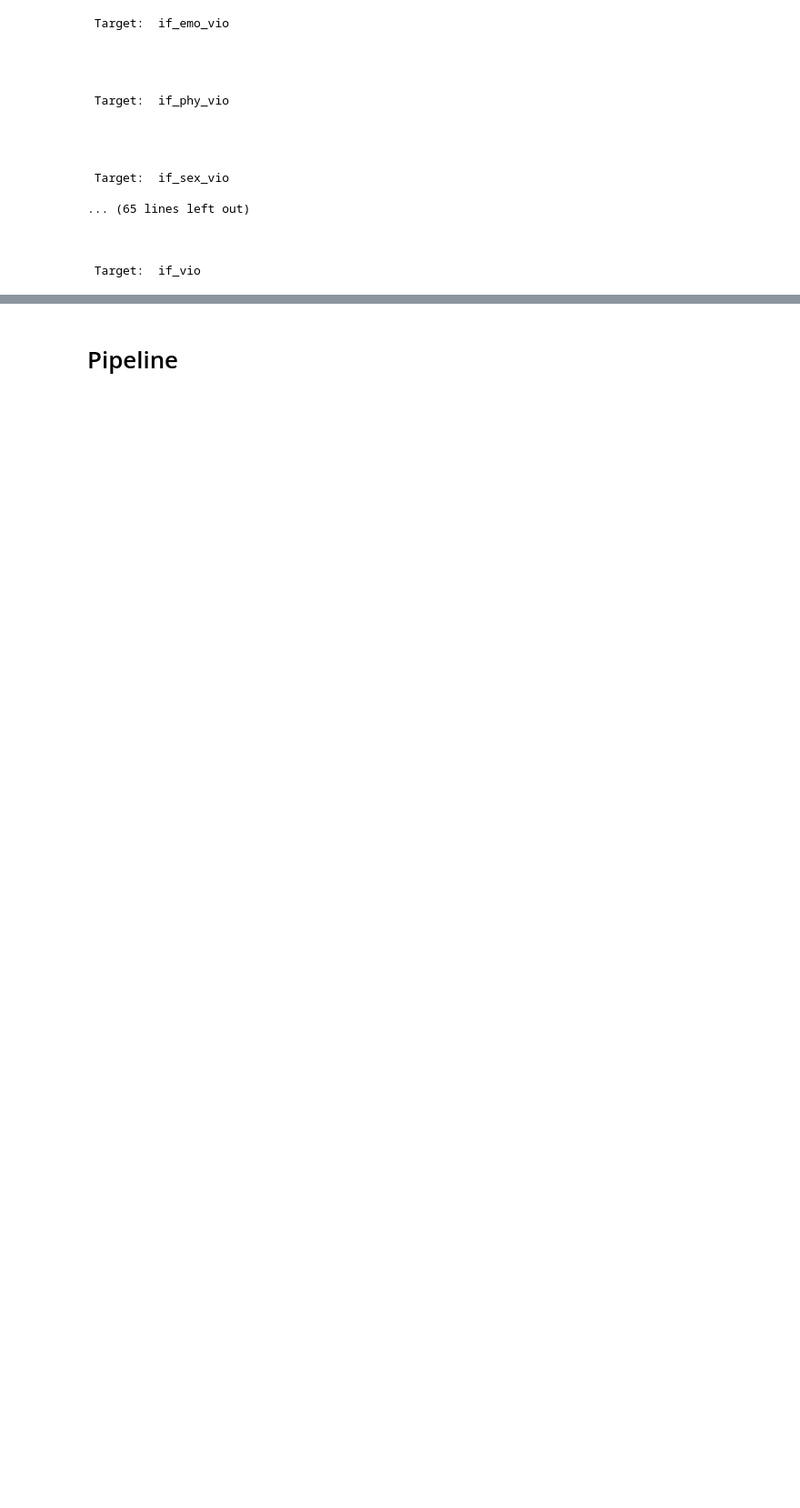
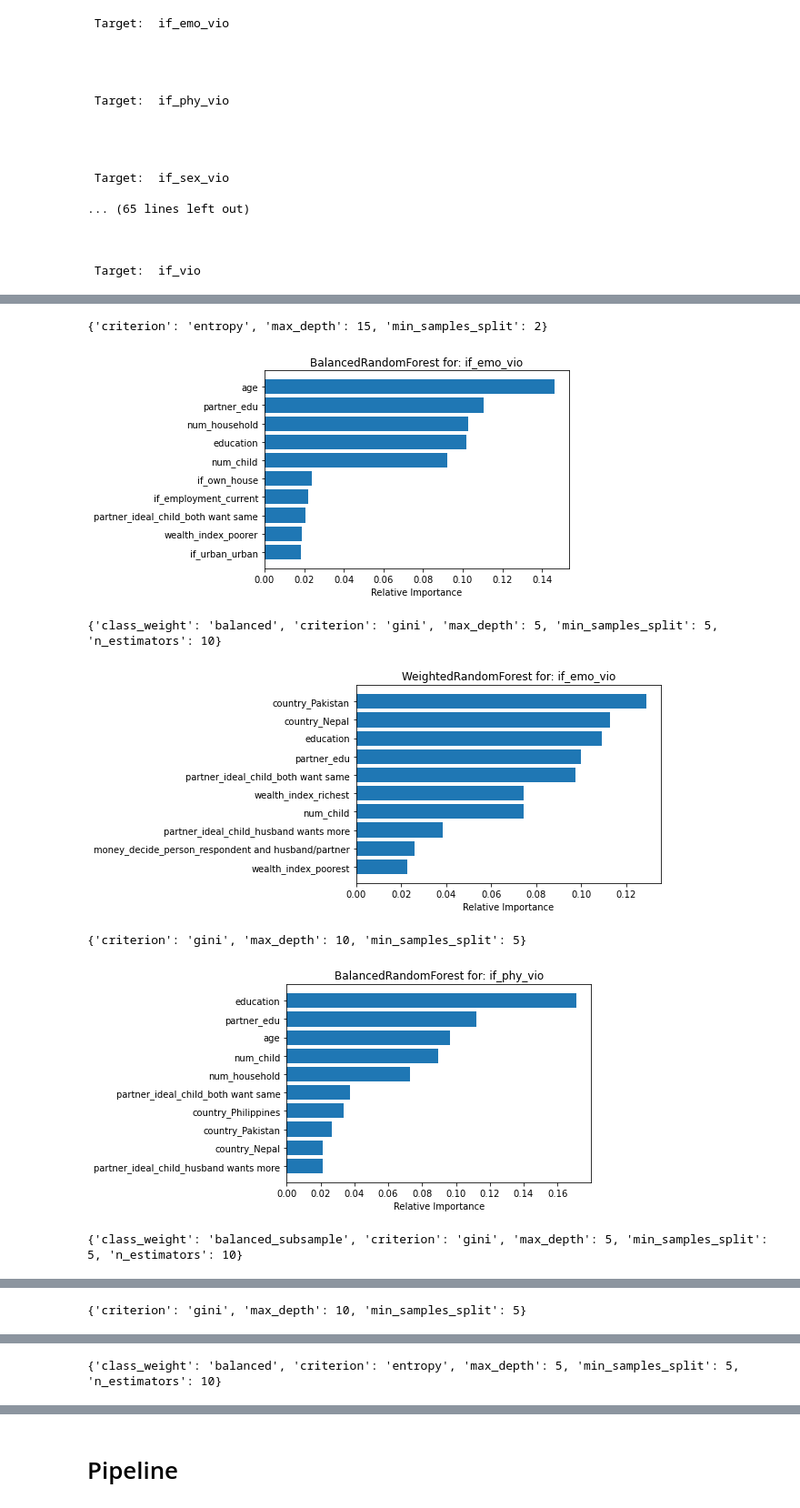
Before and after one commit to keiraou/ML-final-project, a Jupyter notebook: Tree_ensembles_analysis.ipynb, the cells around one changed output, grey strips where cells are left out. Shown: that part at 91% size. Saved outputs shown, nothing was run; the diff lists cells and outputs as text; code cells hidden in the pictures; blank space fills up the shorter version.

Commit message:
plot feature importance for merged data

```diff
--- a/Tree_ensembles_analysis.ipynb
+++ b/Tree_ensembles_analysis.ipynb
@@ -186,0 +195,3 @@ five_country_df.to_csv("result_model_trees_5combined.csv")
+# %%
+model_result_merged = pd.read_csv("model_result/result_model_trees_5combined.csv")
+model_result_merged.head()
@@ -186,0 +208,5 @@ five_country_df.to_csv("result_model_trees_5combined.csv")
+# %%
+idx = model_result_merged.groupby(['target', 'model'])['f1'].idxmax()
+# model_result_merged.loc[idx, ['target','model', 'params', 'f1']]
+best_models = model_result_merged.loc[idx,:]
+best_models
@@ -186,0 +231,4 @@ five_country_df.to_csv("result_model_trees_5combined.csv")
+# %%
+add_lst = ['f1_test','accuracy_test','precision_test','recall_test','roc_auc_test','model_object']
+for col in add_lst:
+    best_models[col] = None
@@ -186,0 +242,37 @@ five_country_df.to_csv("result_model_trees_5combined.csv")
+# %%
+MODEL_DICT = {
+    'BalancedRandomForest': BalancedRandomForestClassifier(),
+    'WeightedRandomForest': RandomForestClassifier(),
+    'DecisionTree': DecisionTreeClassifier(),
+    'RandomForest': RandomForestClassifier()
+}
+# %%
+for i, row in best_models.iterrows():
+    if row['f1'] > 0.3:
+        target_col = row['target']
+        model_name = row['model']
+        params = ast.literal_eval(row['params'])
+        print (params)
+        model = MODEL_DICT[model_name]
+        model.set_params(**params)
+        features, target = pipeline_tree.preprocess_data(df, FEATURES, target_col, CATGORICAL_FEATURES)
+        X_train, X_test, y_train, y_test = pipeline_tree.split_data(features, target, NUMERIC_FEATURES)
+        model.fit(X_train, y_train)
+        y_pred = model.predict(X_test)
+        pipeline_tree.plot_precision_recall_curve(model, X_test, y_test)
+        best_models.at[i, 'f1_test'] = metrics.f1_score(y_test, y_pred)
+        best_models.at[i, 'accuracy_test'] = metrics.accuracy_score(y_test, y_pred)
+        best_models.at[i, 'precision_test'] = metrics.precision_score(y_test, y_pred)
+        best_models.at[i, 'recall_test'] = metrics.recall_score(y_test, y_pred)
+        best_models.at[i, 'roc_auc_test'] = metrics.roc_auc_score(y_test, y_pred)
+        best_models.at[i, 'model_object'] = model
+        title_str = model_name + ' for: ' + target_col
+        pipeline_tree.plot_importances(model,X_train, n=10, title=title_str)
+# %% [output]
+{'criterion': 'entropy', 'max_depth': 15, 'min_samples_split': 2}
+[figure, added]
+{'class_weight': 'balanced', 'criterion': 'gini', 'max_depth': 5, 'min_samples_split': 5, 'n_estimators': 10}
+[figure, added]
+{'criterion': 'gini', 'max_depth': 10, 'min_samples_split': 5}
+[figure, added]
+{'class_weight': 'balanced_subsample', 'criterion': 'gini', 'max_depth': 5, 'min_samples_split': 5, 'n_estimators': 10}
@@ -186,0 +280 @@ five_country_df.to_csv("result_model_trees_5combined.csv")
+{'criterion': 'gini', 'max_depth': 10, 'min_samples_split': 5}
@@ -186,0 +282 @@ five_country_df.to_csv("result_model_trees_5combined.csv")
+{'class_weight': 'balanced', 'criterion': 'entropy', 'max_depth': 5, 'min_samples_split': 5, 'n_estimators': 10}
```
Also changed, not shown: parts of 23 cells of this notebook, 1 other file.
